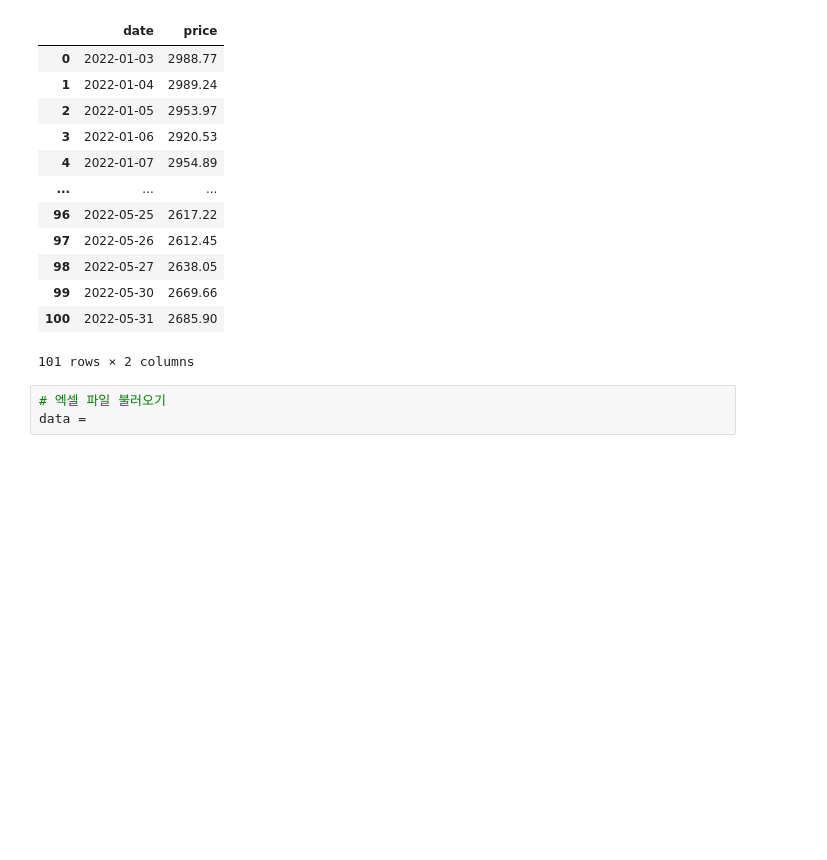
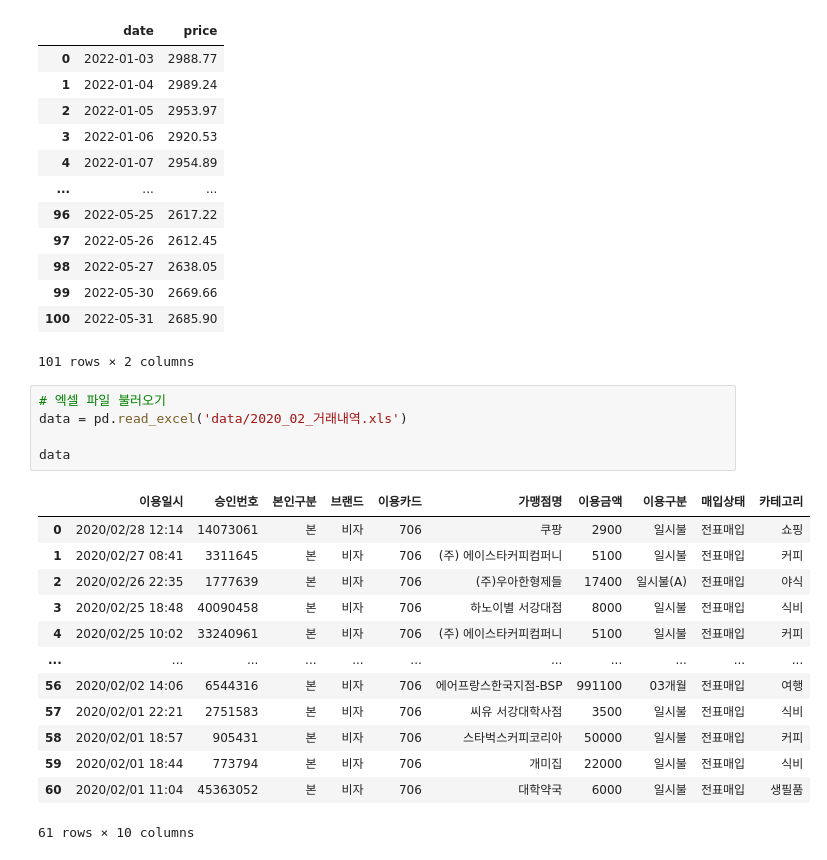
Before and after one commit to sainthm/MGS_AI_DS, a Jupyter notebook: YDK/pandas_data/1. Pandas 기초(실습).ipynb, the cells around one changed output. Saved outputs shown, nothing was run; the diff lists cells and outputs as text; blank space fills up the shorter version.

Commit message:
Edit 1. Pandas 기초(실습) file - load excel data

```diff
--- a/YDK/pandas_data/1. Pandas 기초(실습).ipynb
+++ b/YDK/pandas_data/1. Pandas 기초(실습).ipynb
@@ -266,4 +266,20 @@ data[data["date"] < "2022-06-01"]
 101 rows × 2 columns
 # %%
 # 엑셀 파일 불러오기
-data =
+data = pd.read_excel('data/2020_02_거래내역.xls')
+
+data
+# %% [output]
+|  | 이용일시 | 승인번호 | 본인구분 | 브랜드 | 이용카드 | 가맹점명 | 이용금액 | 이용구분 | 매입상태 | 카테고리 |
+| 0 | 2020/02/28 12:14 | 14073061 | 본 | 비자 | 706 | 쿠팡 | 2900 | 일시불 | 전표매입 | 쇼핑 |
+| 1 | 2020/02/27 08:41 | 3311645 | 본 | 비자 | 706 | (주) 에이스타커피컴퍼니 | 5100 | 일시불 | 전표매입 | 커피 |
+| 2 | 2020/02/26 22:35 | 1777639 | 본 | 비자 | 706 | (주)우아한형제들 | 17400 | 일시불(A) | 전표매입 | 야식 |
+| 3 | 2020/02/25 18:48 | 40090458 | 본 | 비자 | 706 | 하노이별 서강대점 | 8000 | 일시불 | 전표매입 | 식비 |
+| 4 | 2020/02/25 10:02 | 33240961 | 본 | 비자 | 706 | (주) 에이스타커피컴퍼니 | 5100 | 일시불 | 전표매입 | 커피 |
+| ... | ... | ... | ... | ... | ... | ... | ... | ... | ... | ... |
+| 56 | 2020/02/02 14:06 | 6544316 | 본 | 비자 | 706 | 에어프랑스한국지점-BSP | 991100 | 03개월 | 전표매입 | 여행 |
+| 57 | 2020/02/01 22:21 | 2751583 | 본 | 비자 | 706 | 씨유 서강대학사점 | 3500 | 일시불 | 전표매입 | 식비 |
+| 58 | 2020/02/01 18:57 | 905431 | 본 | 비자 | 706 | 스타벅스커피코리아 | 50000 | 일시불 | 전표매입 | 커피 |
+| 59 | 2020/02/01 18:44 | 773794 | 본 | 비자 | 706 | 개미집 | 22000 | 일시불 | 전표매입 | 식비 |
+| 60 | 2020/02/01 11:04 | 45363052 | 본 | 비자 | 706 | 대학약국 | 6000 | 일시불 | 전표매입 | 생필품 |
+61 rows × 10 columns
```
